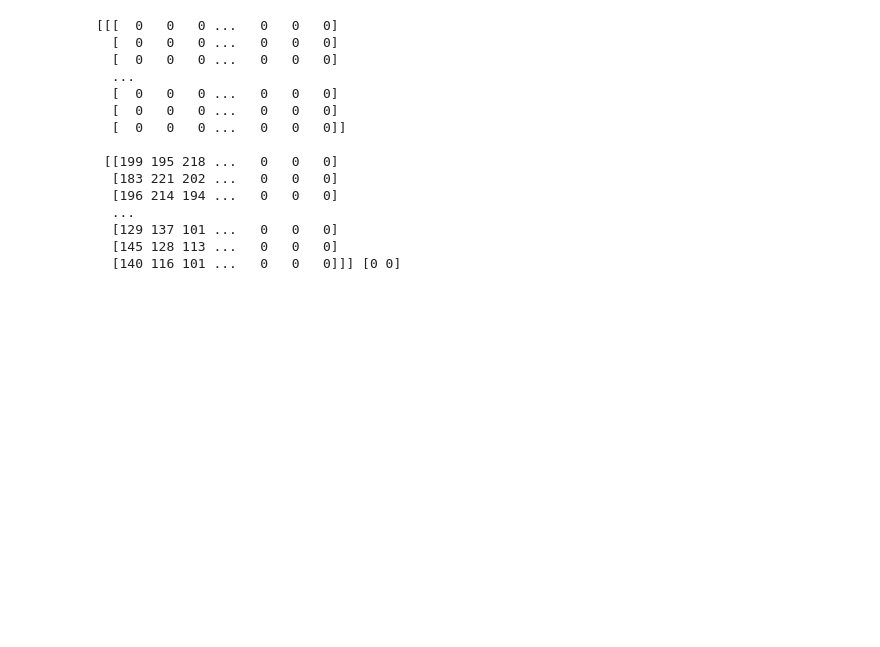
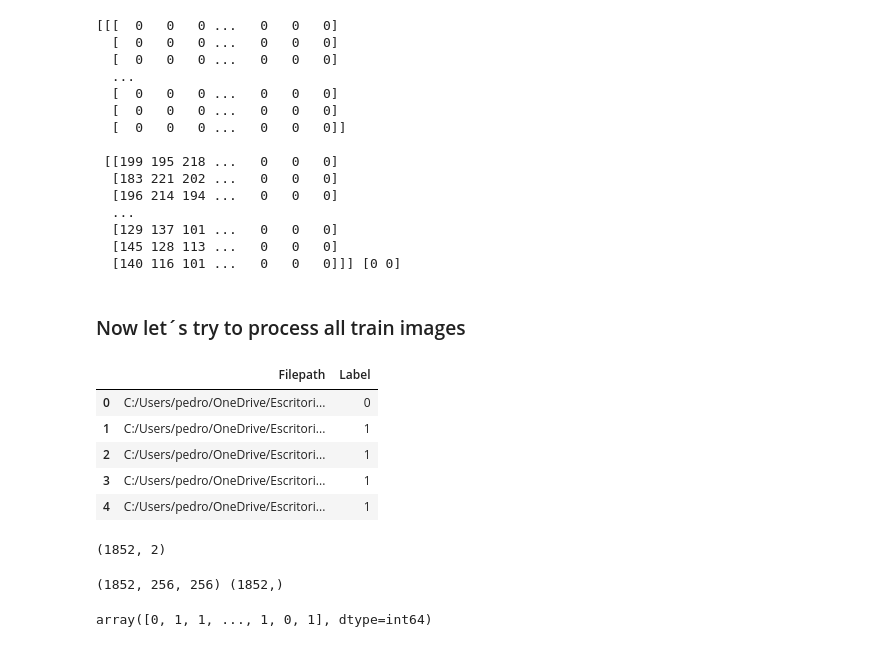
Before and after one commit to PedroAMtz/Cancer_de_Mama, a Jupyter notebook: data_format/numpy_storage.ipynb, the cells around one changed output. Cells and saved outputs as stored; diff of their text form; code cells hidden in the pictures; blank space fills up the shorter version.

Commit message:
All training images stored as numpy arrays

```diff
--- a/data_format/numpy_storage.ipynb
+++ b/data_format/numpy_storage.ipynb
@@ -88,3 +88,21 @@ print(X, y)
   [129 137 101 ...   0   0   0]
   [145 128 113 ...   0   0   0]
   [140 116 101 ...   0   0   0]]] [0 0]
+# %% [markdown]
+### Now let´s try to process all train images
+# %%
+train_filepath = "C:/Users/pedro/OneDrive/Escritorio/Proyecto_IA_SS/Cancer_de_Mama_IA_SS_2023/models/new_train.csv"
+
+train_data = pd.read_csv(train_filepath, names=["Filepath", "Label"])
+train_data.head()
+# %% [output]
+|  | Filepath | Label |
+| 0 | C:/Users/pedro/OneDrive/Escritori... | 0 |
+| 1 | C:/Users/pedro/OneDrive/Escritori... | 1 |
+| 2 | C:/Users/pedro/OneDrive/Escritori... | 1 |
+| 3 | C:/Users/pedro/OneDrive/Escritori... | 1 |
+| 4 | C:/Users/pedro/OneDrive/Escritori... | 1 |
+# %%
+train_data.shape
+# %% [output]
+(1852, 2)
@@ -90,0 +122,11 @@ print(X, y)
+# %%
+with open('Raw_images.npy', 'rb') as f:
+    X = np.load(f, allow_pickle=True)
+    y = np.load(f, allow_pickle=True)
+print(X.shape, y.shape)
+# %% [output]
+(1852, 256, 256) (1852,)
+# %%
+y
+# %% [output]
+array([0, 1, 1, ..., 1, 0, 1], dtype=int64)
```
Also changed, not shown: parts of 3 cells of this notebook.
